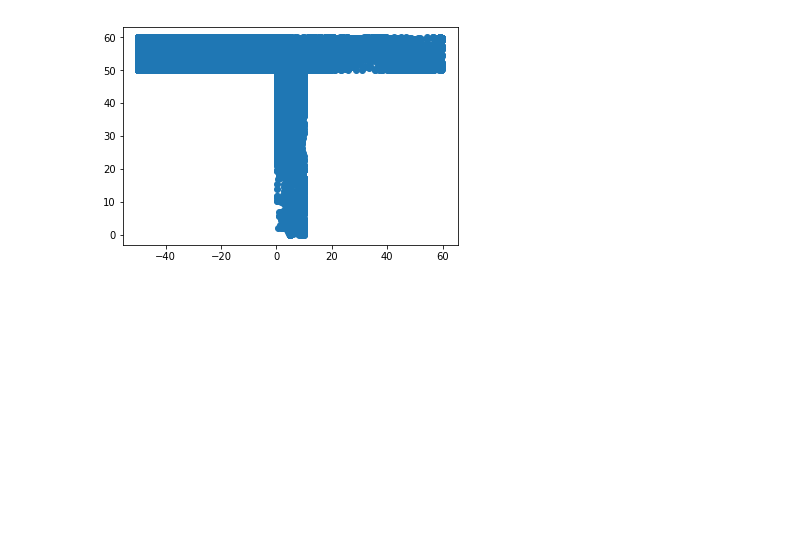
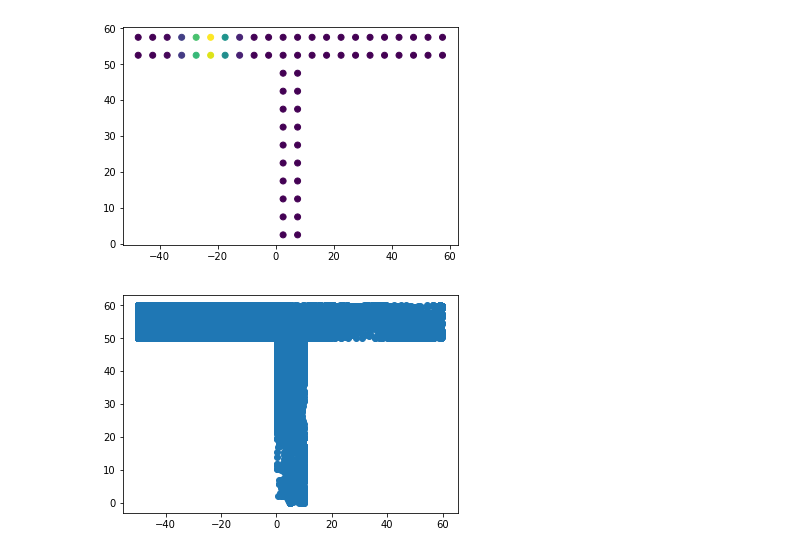
Before and after one commit to imLew/MHBF-project, a Jupyter notebook: main.ipynb, the cells around one changed output. Saved outputs shown, nothing was run; the diff lists cells and outputs as text; code cells hidden in the pictures; blank space fills up the shorter version.

```diff
--- a/main.ipynb
+++ b/main.ipynb
@@ -251,3 +292,10 @@ mouse.trial(plot=True)
+# %%
+cells = mouse.map
+act = mouse.newActivation[1]
+plt.scatter(cells[0],cells[1],c=act)
+plt.show()
+# %% [output]
+[figure, added]
 # %%
 N = 100000
 for i in range(N):
```
Also changed, not shown: parts of 4 cells of this notebook.
